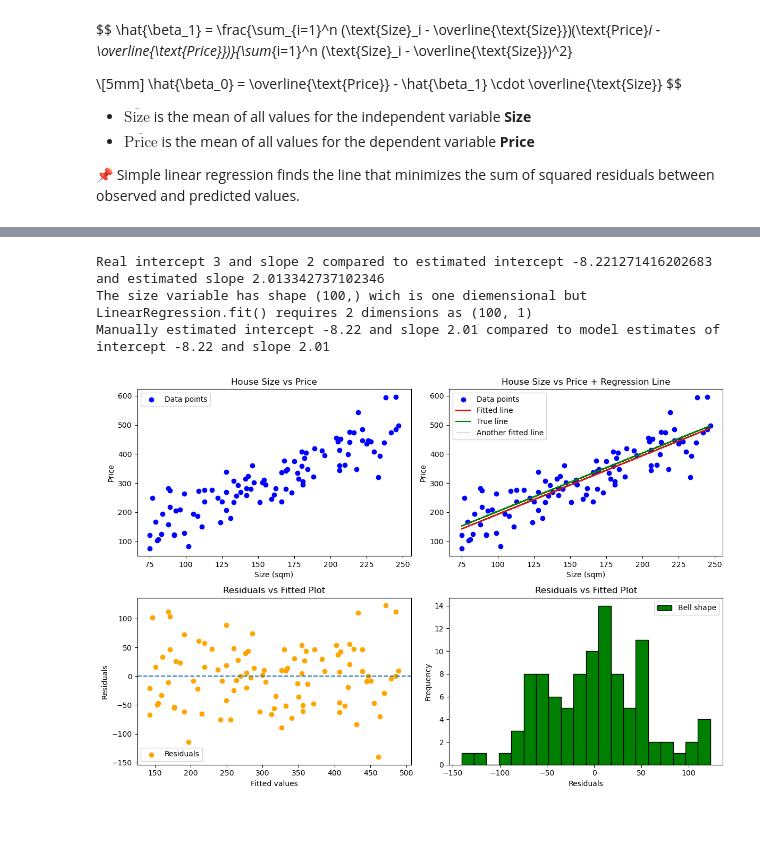
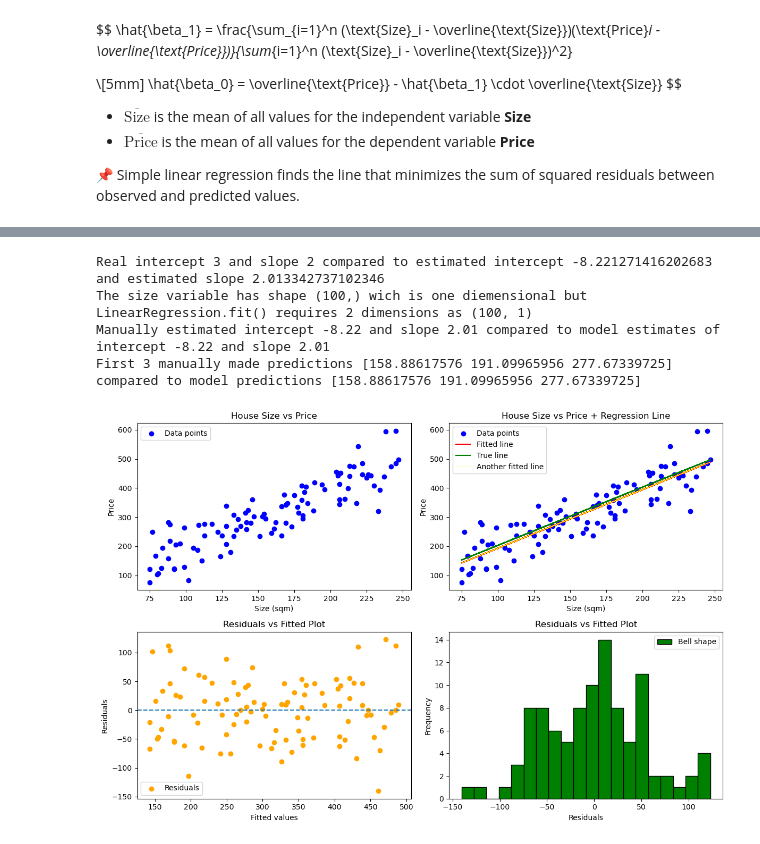
Before and after one commit to jci02/Machine-Learning-Theory, a Jupyter notebook: Supervised Learning/Regression/Linear Regression/Simple Linear Regression.ipynb, the cells around one changed output, grey strips where cells are left out. Drawn from its saved outputs; the diff is of its cells as text; code cells hidden in the pictures.

```diff
--- a/Supervised Learning/Regression/Linear Regression/Simple Linear Regression.ipynb
+++ b/Supervised Learning/Regression/Linear Regression/Simple Linear Regression.ipynb
@@ -609,35 +658,37 @@ axes[0,1].legend()
 axes[1,0].scatter(price_hat, residuals, color='orange', label='Residuals')
 axes[1,0].axhline(0, linestyle="--")
 axes[1,0].set_title("Residuals vs Fitted Plot")
 axes[1,0].set_xlabel("Fitted values")
 axes[1,0].set_ylabel("Residuals")
 axes[1,0].legend()
 
 
 # Histogram of Residuals
 axes[1,1].hist(residuals, bins=20, color="green", edgecolor="black",label="Bell shape")
 axes[1,1].set_title("Residuals vs Fitted Plot")
 axes[1,1].set_xlabel("Residuals")
 axes[1,1].set_ylabel("Frequency")
 axes[1,1].legend()
 
 
 # Train model via LinearRegression library and compare
 print(f"The size variable has shape {size.shape} wich is one diemensional but LinearRegression.fit() requires 2 dimensions as {size.reshape(-1,1).shape}")
 X = size.reshape(-1,1) # reshape size into having 100 rows and 1 column
 model = LinearRegression().fit(X, price) # train the model
 print(f"Manually estimated intercept {beta_0_hat:.2f} and slope {beta_1_hat:.2f} compared to model estimates of intercept {model.intercept_:.2f} and slope {model.coef_[0]:.2f}")
+print(f"First 3 manually made predictions {price_hat[0:3]} compared to model predictions {model.predict(X)[0:3]}")
 
-axes[0,1].plot(size,model.predict(X),color="brown",label="Another fitted line",linewidth=0.5,linestyle='dashed')
+axes[0,1].plot(size,model.predict(X),color="yellow",label="Another fitted line",linewidth=0.5,linestyle='dashed')
 axes[0,1].legend()
 
 plt.tight_layout()
 plt.show()
 # %% [output]
 Real intercept 3 and slope 2 compared to estimated intercept -8.221271416202683 and estimated slope 2.013342737102346
 The size variable has shape (100,) wich is one diemensional but LinearRegression.fit() requires 2 dimensions as (100, 1)
 Manually estimated intercept -8.22 and slope 2.01 compared to model estimates of intercept -8.22 and slope 2.01
+First 3 manually made predictions [158.88617576 191.09965956 277.67339725] compared to model predictions [158.88617576 191.09965956 277.67339725]
-[figure, old version]
+[figure, new version]
 # %% [markdown]
 <a class="anchor" id="min"></a>
 ## 4. Model Quality
```
Also changed, not shown: parts of 17 cells of this notebook, 1 other file.
